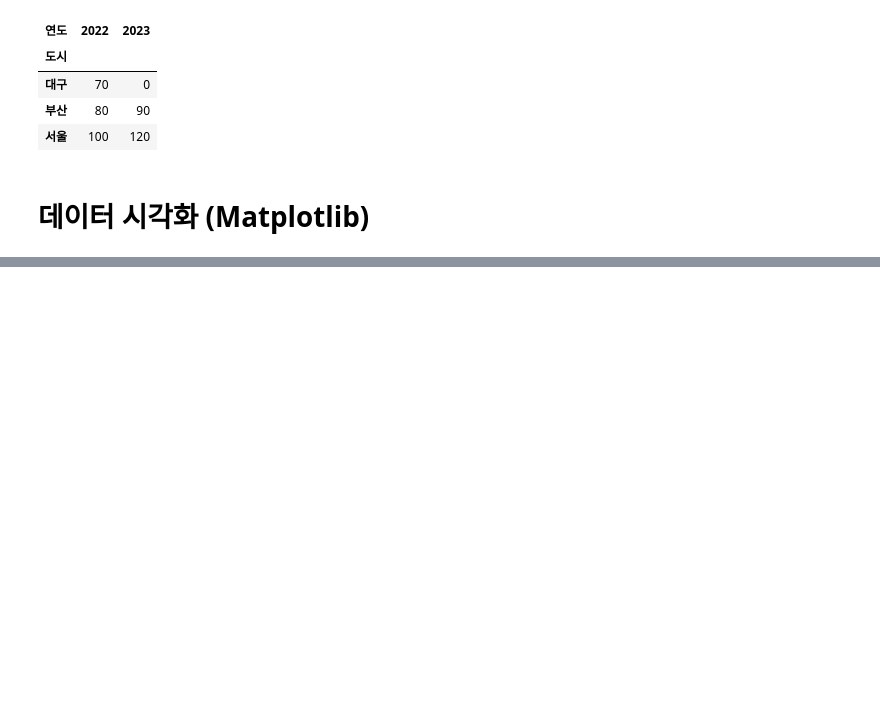
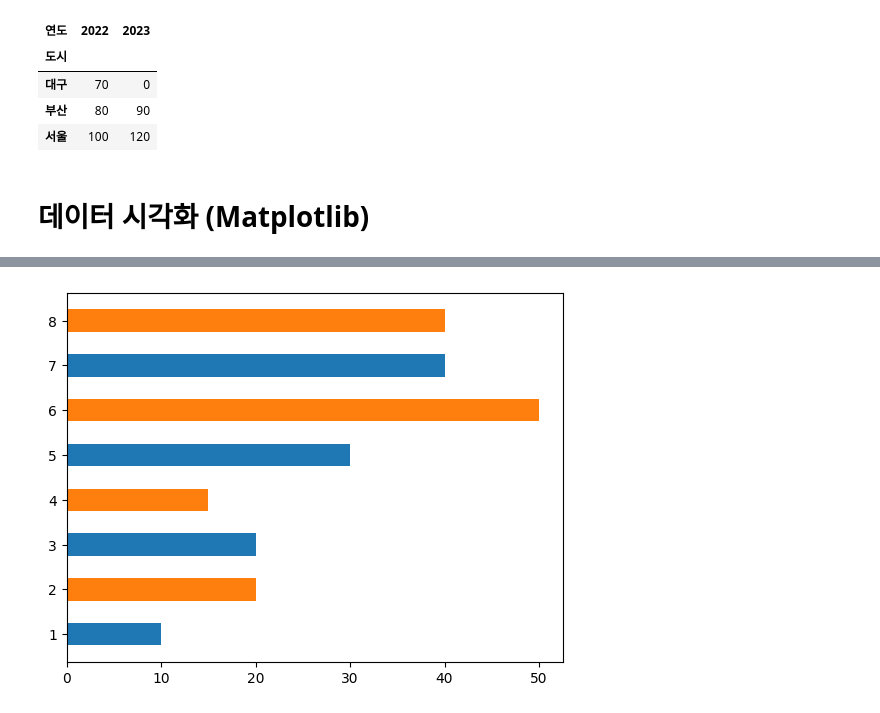
Before and after one commit to hyebinrk/python, a Jupyter notebook: py11.ipynb, the cells around one changed output, grey strips where cells are left out. Saved outputs shown, nothing was run; the diff lists cells and outputs as text; code cells hidden in the pictures; blank space fills up the shorter version.

```diff
--- a/py11.ipynb
+++ b/py11.ipynb
@@ -368,0 +388,6 @@ pivot
+# %%
+plt.barh(range(1,8,2),[10,20,30,40],height=0.5)
+plt.barh(range(2,9,2),[20,15,50,40],height=0.5)
+plt.show()
+# %% [output]
+[figure, added]
```
Also changed, not shown: parts of 10 cells of this notebook, 27 other files.
